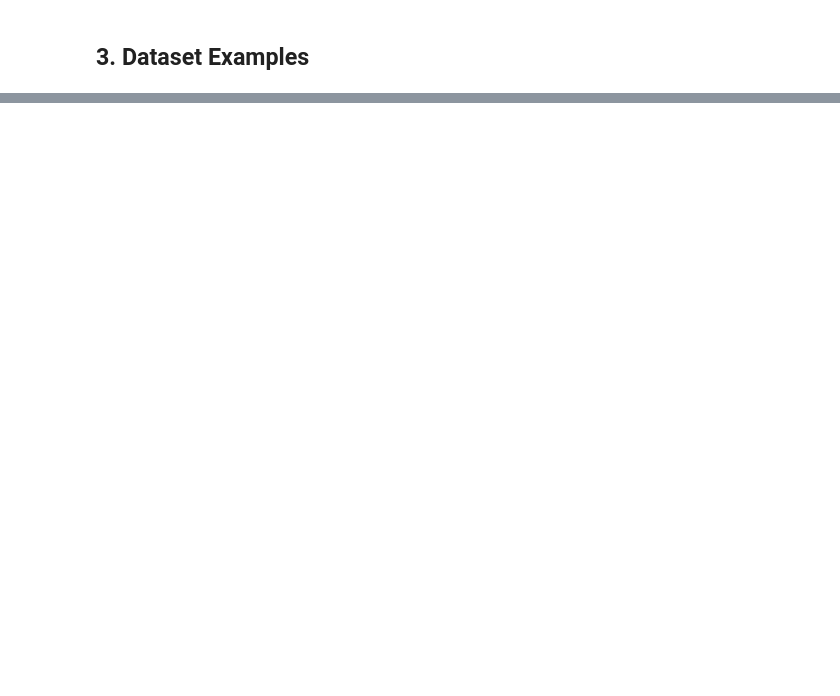
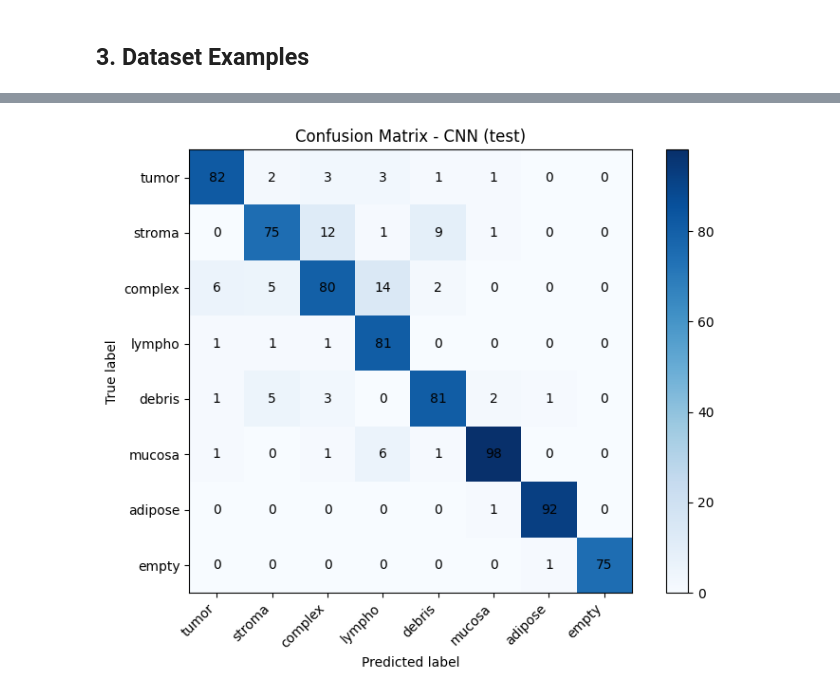
Before and after one commit to iliaszaki/AI_Health_MiniProject, a Jupyter notebook: AI_Health_MiniProject_ZAKI_SPENCER_ABDELKAFI.ipynb, the cells around one changed output, grey strips where cells are left out. Cells and saved outputs as stored; diff of their text form; code cells hidden in the pictures; blank space fills up the shorter version.

```diff
--- a/AI_Health_MiniProject_ZAKI_SPENCER_ABDELKAFI.ipynb
+++ b/AI_Health_MiniProject_ZAKI_SPENCER_ABDELKAFI.ipynb
@@ -625,0 +474,20 @@ print(f'\nCreated {zip_name}')
+# %%
+cm = confusion_matrix(y_true_test, y_pred_test)
+
+plt.figure(figsize=(8, 6))
+plt.imshow(cm, cmap='Blues')
+plt.title(f'Confusion Matrix - {best_name} (test)')
+plt.colorbar()
+plt.xticks(range(len(class_names)), class_names, rotation=45, ha='right')
+plt.yticks(range(len(class_names)), class_names)
+plt.xlabel('Predicted label')
+plt.ylabel('True label')
+
+for i in range(cm.shape[0]):
+    for j in range(cm.shape[1]):
+        plt.text(j, i, int(cm[i, j]), ha='center', va='center', color='black')
+
+plt.tight_layout()
+plt.show()
+# %% [output]
+[figure, added]
```
Also changed, not shown: parts of 56 cells of this notebook, 2 other files.
